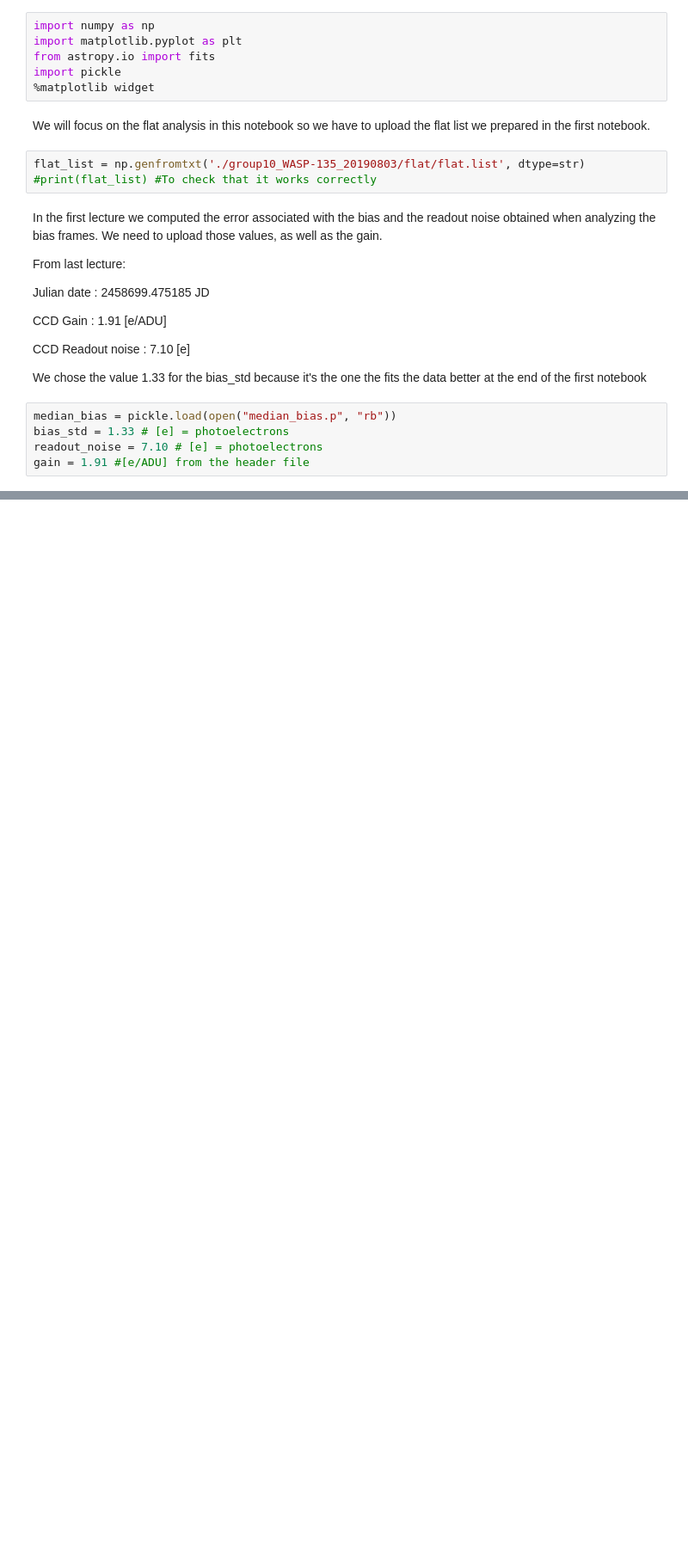
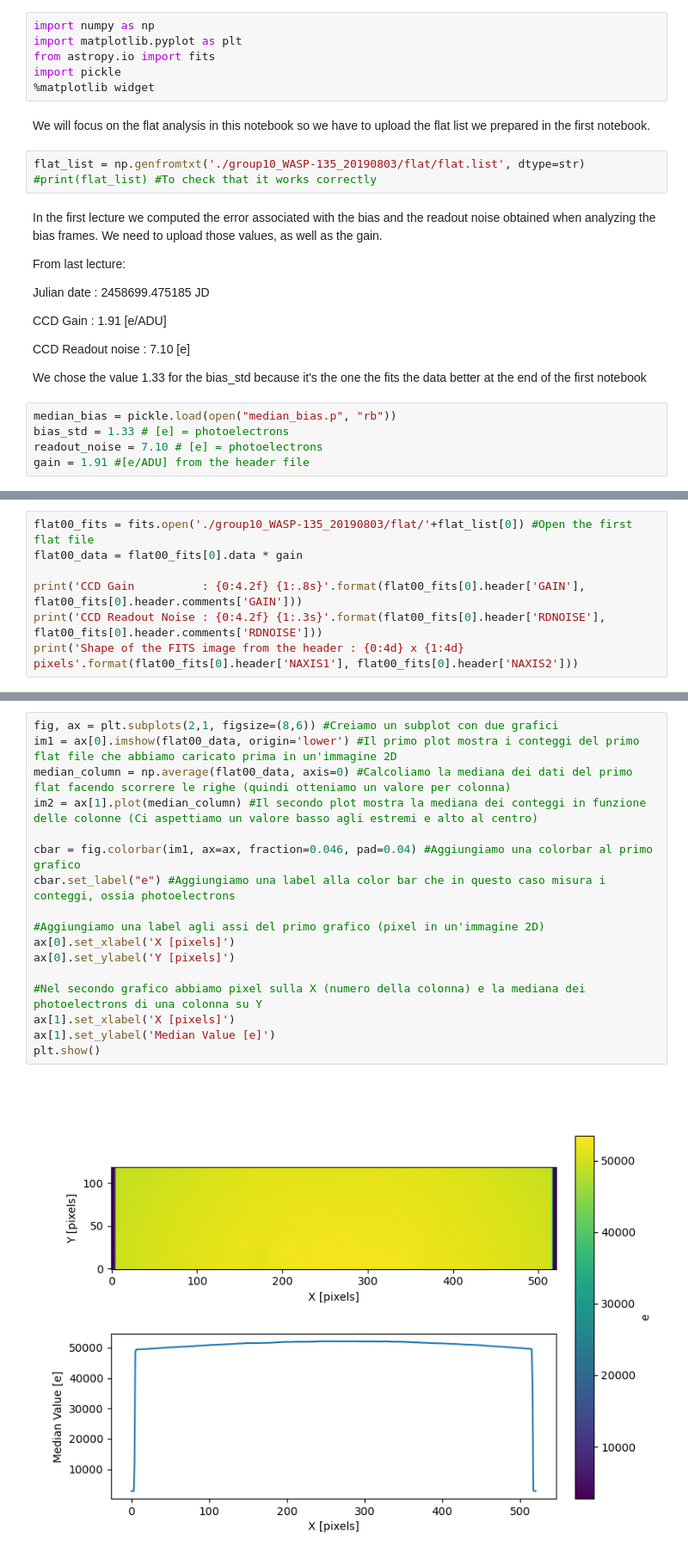
Before and after one commit to LFiaccadori/Astrolab2, a Jupyter notebook: 02 - Flat Analysis.ipynb, the cells around one changed output, grey strips where cells are left out. Shown at 86% size. Cells and saved outputs as stored; diff of their text form; blank space fills up the shorter version.

Commit message:
Flat Analysis Aggiornata

```diff
--- a/02 - Flat Analysis.ipynb
+++ b/02 - Flat Analysis.ipynb
@@ -28,0 +31,7 @@ gain = 1.91 #[e/ADU] from the header file
+# %%
+flat00_fits = fits.open('./group10_WASP-135_20190803/flat/'+flat_list[0]) #Open the first flat file
+flat00_data = flat00_fits[0].data * gain
+
+print('CCD Gain          : {0:4.2f} {1:.8s}'.format(flat00_fits[0].header['GAIN'], flat00_fits[0].header.comments['GAIN']))
+print('CCD Readout Noise : {0:4.2f} {1:.3s}'.format(flat00_fits[0].header['RDNOISE'], flat00_fits[0].header.comments['RDNOISE']))
+print('Shape of the FITS image from the header : {0:4d} x {1:4d} pixels'.format(flat00_fits[0].header['NAXIS1'], flat00_fits[0].header['NAXIS2']))
@@ -28,0 +46,19 @@ gain = 1.91 #[e/ADU] from the header file
+# %%
+fig, ax = plt.subplots(2,1, figsize=(8,6)) #Creiamo un subplot con due grafici
+im1 = ax[0].imshow(flat00_data, origin='lower') #Il primo plot mostra i conteggi del primo flat file che abbiamo caricato prima in un'immagine 2D
+median_column = np.average(flat00_data, axis=0) #Calcoliamo la mediana dei dati del primo flat facendo scorrere le righe (quindi otteniamo un valore per colonna)
+im2 = ax[1].plot(median_column) #Il secondo plot mostra la mediana dei conteggi in funzione delle colonne (Ci aspettiamo un valore basso agli estremi e alto al centro)
+
+cbar = fig.colorbar(im1, ax=ax, fraction=0.046, pad=0.04) #Aggiungiamo una colorbar al primo grafico
+cbar.set_label("e") #Aggiungiamo una label alla color bar che in questo caso misura i conteggi, ossia photoelectrons
+
+#Aggiungiamo una label agli assi del primo grafico (pixel in un'immagine 2D)
+ax[0].set_xlabel('X [pixels]')
+ax[0].set_ylabel('Y [pixels]')
+
+#Nel secondo grafico abbiamo pixel sulla X (numero della colonna) e la mediana dei photoelectrons di una colonna su Y
+ax[1].set_xlabel('X [pixels]')
+ax[1].set_ylabel('Median Value [e]')
+plt.show()
+# %% [output]
+[figure, added]
```
Also changed, not shown: parts of 5 cells of this notebook.
